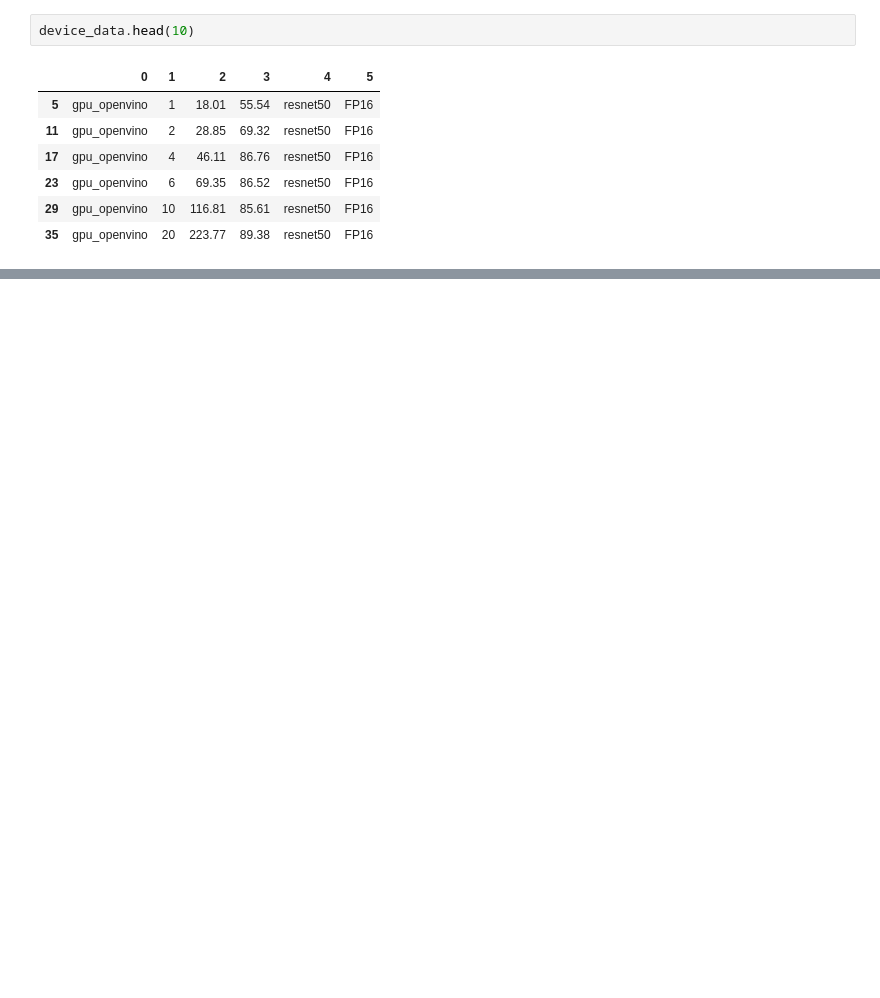
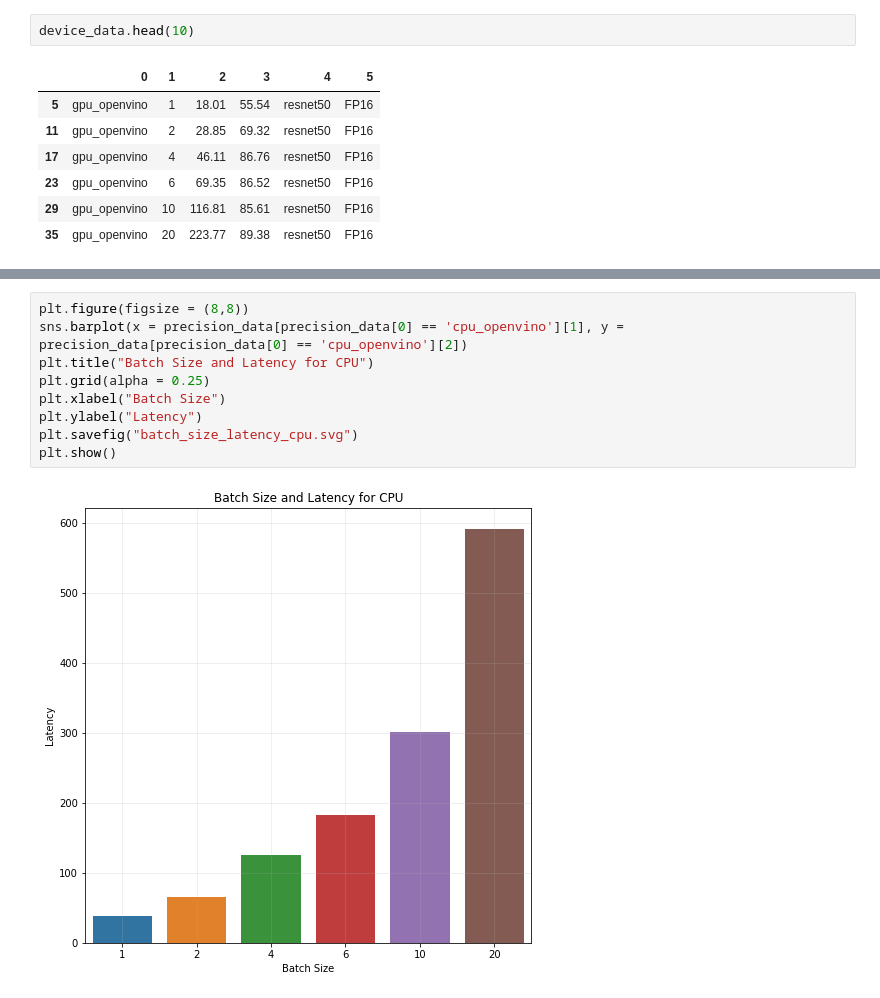
Before and after one commit to YashDalal10/DecisionTree_BMWChallenge, a Jupyter notebook: Data_Understanding.ipynb, the cells around one changed output, grey strips where cells are left out. Saved outputs shown, nothing was run; the diff lists cells and outputs as text; blank space fills up the shorter version.

```diff
--- a/Data_Understanding.ipynb
+++ b/Data_Understanding.ipynb
@@ -61,2 +71,13 @@ plt.show()
+# %%
+plt.figure(figsize = (8,8))
+sns.barplot(x = precision_data[precision_data[0] == 'cpu_openvino'][1], y = precision_data[precision_data[0] == 'cpu_openvino'][2])
+plt.title("Batch Size and Latency for CPU")
+plt.grid(alpha = 0.25)
+plt.xlabel("Batch Size")
+plt.ylabel("Latency")
+plt.savefig("batch_size_latency_cpu.svg")
+plt.show()
+# %% [output]
+[figure, added]
 # %%
 plt.figure(figsize=(8,8))
```
Also changed, not shown: parts of 4 cells of this notebook, 5 other files.
